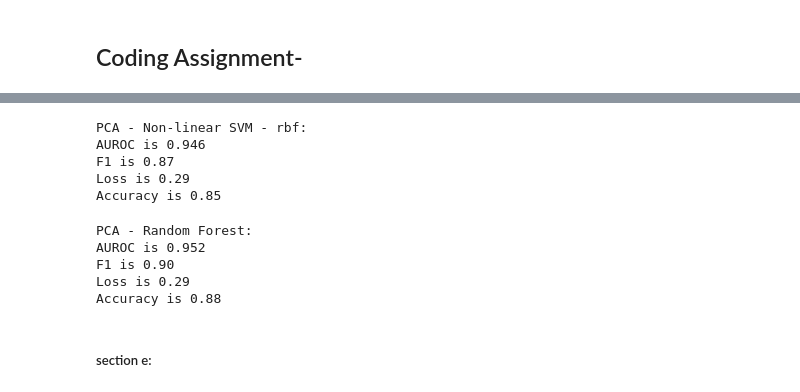
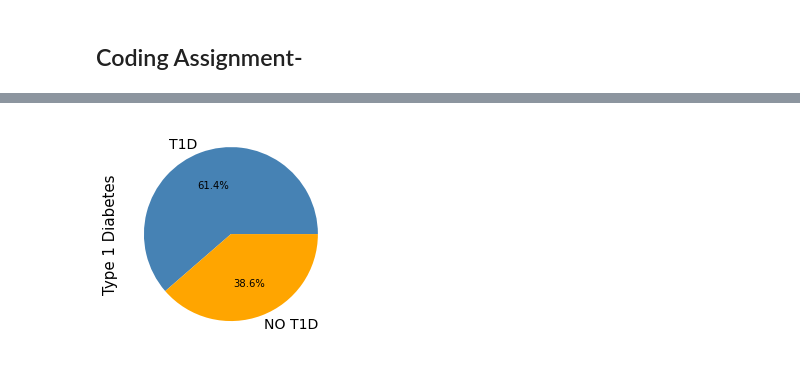
Before and after one commit to mlh-master/hw2_mlh-adi-efrat, a Jupyter notebook: HW2.ipynb, the cells around one changed output, grey strips where cells are left out. Drawn from its saved outputs; the diff is of its cells as text; code cells hidden in the pictures.

```diff
--- a/HW2.ipynb
+++ b/HW2.ipynb
@@ -681,53 +150,5 @@ Accuracy is 0.82
-# %%
-#Non-linear SVM
-y_pred_test_svm_nonlin = best_svm_nonlin.predict(x_test_pca)
-y_pred_proba_test_svm_nonlin = best_svm_nonlin.predict_proba(x_test_pca)
-loss = log_loss(y_test, y_pred_proba_test_svm_nonlin)
-svm_params = svm_nonlin.best_params_
-chosen_kernel = svm_params['svm__kernel']
-
-TN = calc_TN(y_test, y_pred_test_svm_nonlin)
-TP = calc_TP(y_test, y_pred_test_svm_nonlin)
-FN = calc_FN(y_test, y_pred_test_svm_nonlin)
-FP = calc_FP(y_test, y_pred_test_svm_nonlin)
-PPV = TP/(TP+FP)
-Se = TP/(TP+FN)
-Acc = (TP+TN)/(TP+TN+FP+FN)
-F1 = (2*PPV*Se)/(PPV+Se)
-print(f'PCA- Non-linear SVM - {chosen_kernel}:')
-print('AUROC is {:.3f}'.format(roc_auc_score(y_test, y_pred_proba_test_svm_nonlin[:,1])))
-print(f'F1 is {F1:.2f}')
-print(f'Loss is {loss:.2f}')
-print(f'Accuracy is {Acc:.2f}')
-# %% [output]
-PCA - Non-linear SVM - rbf:
-AUROC is 0.946
-F1 is 0.87
-Loss is 0.29
-Accuracy is 0.85
-# %%
-#Random Forest:
-y_pred_test_rfc = rfc.predict(x_test_pca)
-y_pred_proba_test_rfc = rfc.predict_proba(x_test_pca)
-
-TN = calc_TN(y_test, y_pred_test_rfc)
-TP = calc_TP(y_test, y_pred_test_rfc)
-FN = calc_FN(y_test, y_pred_test_rfc)
-FP = calc_FP(y_test, y_pred_test_rfc)
-PPV = TP/(TP+FP)
-Se = TP/(TP+FN)
-Acc = (TP+TN)/(TP+TN+FP+FN)
-F1 = (2*PPV*Se)/(PPV+Se)
-print(f'PCA- Random Forest:')
-print('AUROC is {:.3f}'.format(roc_auc_score(y_test, y_pred_proba_test_rfc[:,1])))
-print(f'F1 is {F1:.2f}')
-print(f'Loss is {loss:.2f}')
-print(f'Accuracy is {Acc:.2f}')
-# %% [output]
-PCA - Random Forest:
-AUROC is 0.952
-F1 is 0.90
-Loss is 0.29
-Accuracy is 0.88
-# %% [markdown]
-##### section e:
+# %%
+diagnosis.value_counts().plot(kind="pie", labels=['T1D','NO T1D'], colors = ['steelblue','orange'], autopct='%1.1f%%', ylabel='Type 1 Diabetes')
+plt.show()
+# %% [output]
+[figure, added]
```
Also changed, not shown: parts of 84 cells of this notebook.
